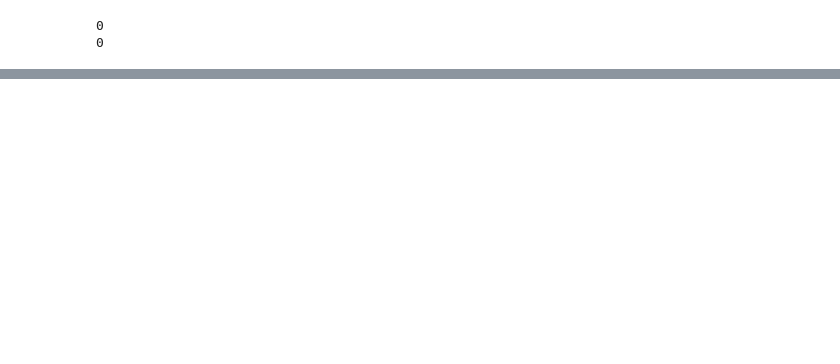
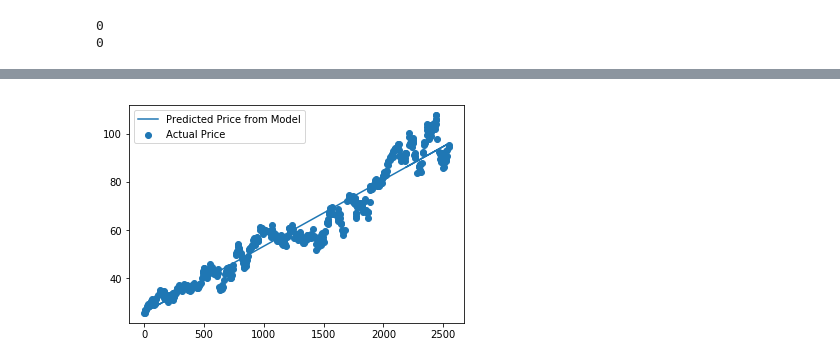
Before and after one commit to mediasittich/Predicting-Stock-Prices-with-Linear-Regression, a Jupyter notebook: Predicting Stock Prices with Linear Regression.ipynb, the cells around one changed output, grey strips where cells are left out. Drawn from its saved outputs; the diff is of its cells as text; code cells hidden in the pictures; blank space fills up the shorter version.

```diff
--- a/Predicting Stock Prices with Linear Regression.ipynb
+++ b/Predicting Stock Prices with Linear Regression.ipynb
@@ -86,0 +94,9 @@ slope:  0.0276342327551606 intercept:  25.703095708906183
+# %%
+# Train set graph
+plt.scatter(X_test, y_test, label='Actual Price')
+#plt.plot(X_test, model.predict(X_test), label='Predicted Price')
+plt.plot(X_test, slope * X_test + intercept, linestyle='solid', label='Predicted Price from Model')
+plt.legend()
+plt.show()
+# %% [output]
+[figure, added]
```
Also changed, not shown: parts of 10 cells of this notebook, 1 other file.
